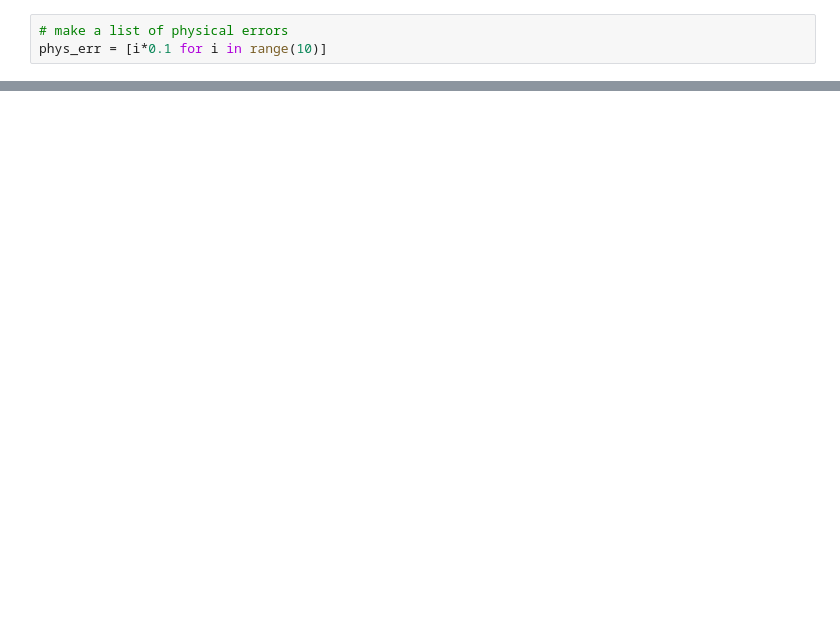
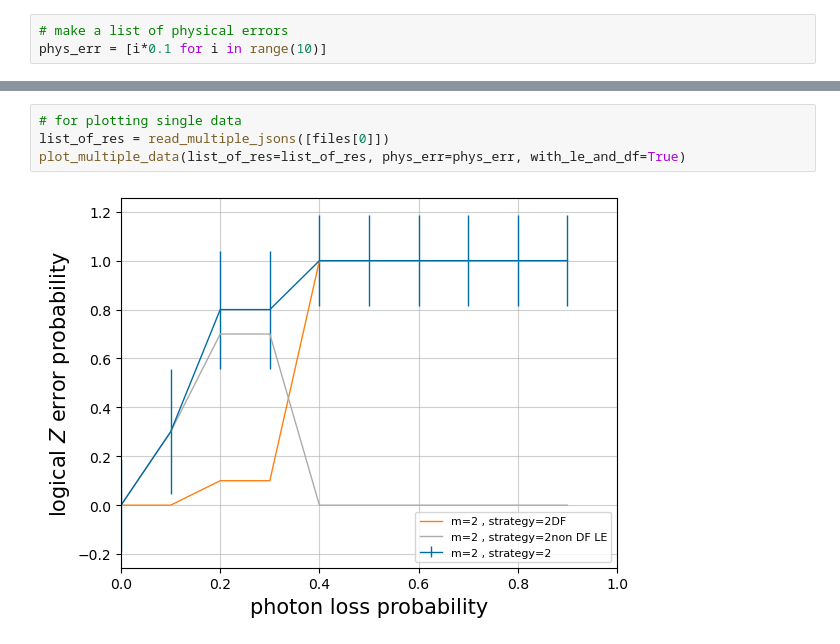
Before and after one commit to parton-quark/Multiplexed_HGP, a Jupyter notebook: visualize/plot.ipynb, the cells around one changed output, grey strips where cells are left out. Drawn from its saved outputs; the diff is of its cells as text; blank space fills up the shorter version.

Commit message:
update plot notebook

```diff
--- a/visualize/plot.ipynb
+++ b/visualize/plot.ipynb
@@ -22,0 +28,6 @@ plot_multiple_data(list_of_res=list_of_res, phys_err=phys_err, with_le_and_df=Tr
+# %%
+# for plotting single data
+list_of_res = read_multiple_jsons([files[0]])
+plot_multiple_data(list_of_res=list_of_res, phys_err=phys_err, with_le_and_df=True)
+# %% [output]
+[figure, added]
```
Also changed, not shown: parts of 4 cells of this notebook.
